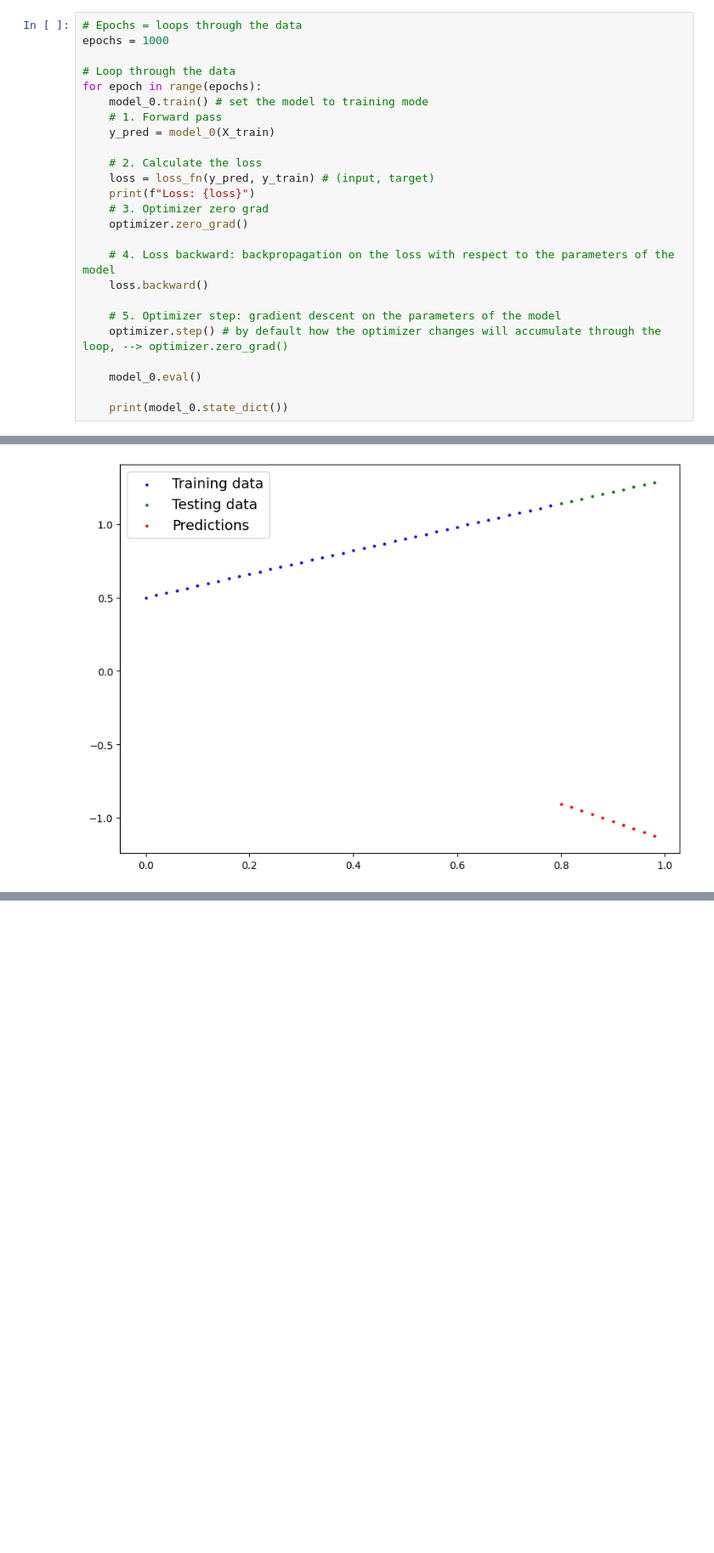
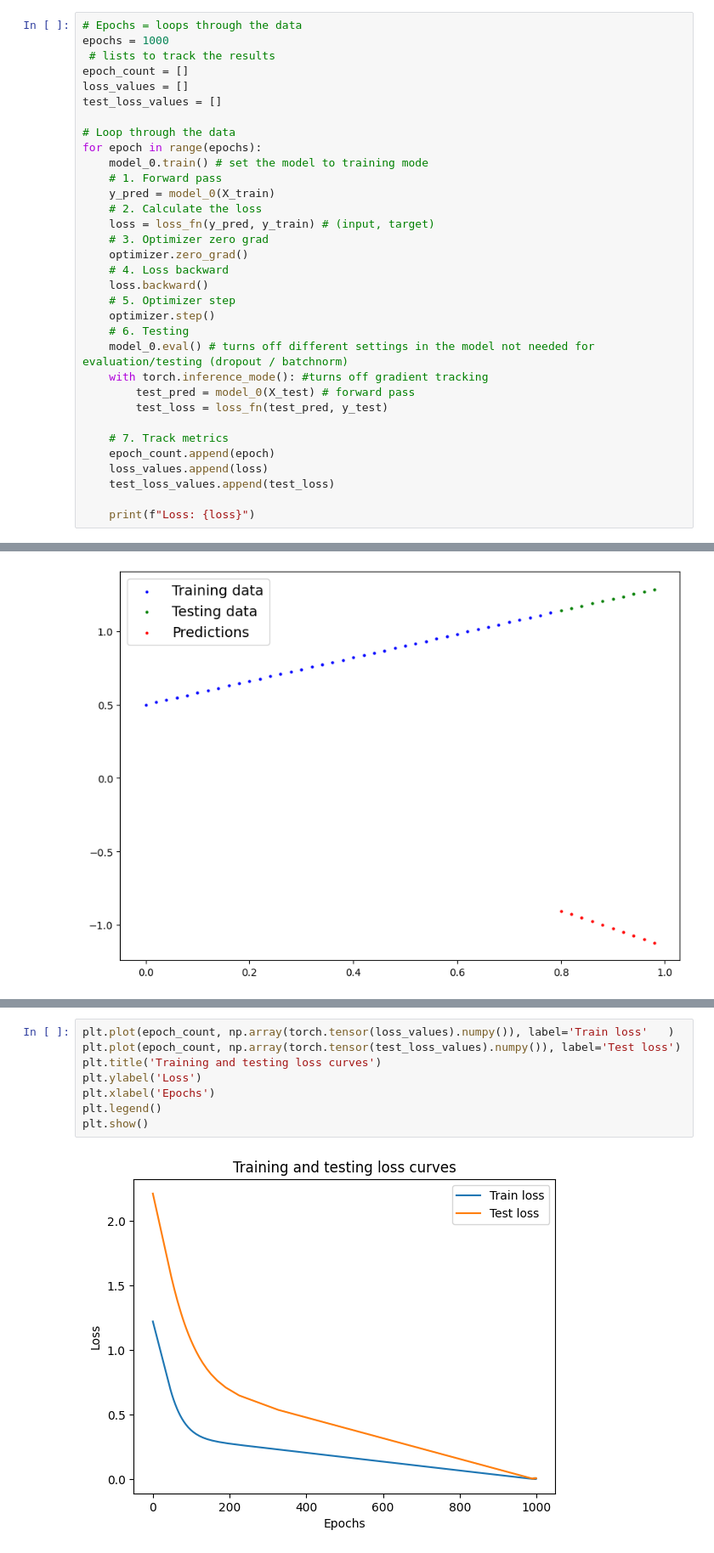
Before and after one commit to ayvemake/Pytorch_DeepLearning, a Jupyter notebook: model.ipynb, the cells around one changed output, grey strips where cells are left out. Shown: that part at 85% size. Cells and saved outputs as stored; diff of their text form; blank space fills up the shorter version.

Commit message:
visualize loss and test_loss values

```diff
--- a/model.ipynb
+++ b/model.ipynb
@@ -267,26 +267,34 @@ tensor([[0.0000],
 # %%
 # Epochs = loops through the data
 epochs = 1000
+ # lists to track the results
+epoch_count = []
+loss_values = []
+test_loss_values = []
 
 # Loop through the data
 for epoch in range(epochs):
     model_0.train() # set the model to training mode
     # 1. Forward pass
     y_pred = model_0(X_train)
-
     # 2. Calculate the loss
     loss = loss_fn(y_pred, y_train) # (input, target)
-    print(f"Loss: {loss}")
     # 3. Optimizer zero grad
     optimizer.zero_grad()
+    # 4. Loss backward
+    loss.backward()
+    # 5. Optimizer step
+    optimizer.step()
+    # 6. Testing
+    model_0.eval() # turns off different settings in the model not needed for evaluation/testing (dropout / batchnorm)
+    with torch.inference_mode(): #turns off gradient tracking
+        test_pred = model_0(X_test) # forward pass
+        test_loss = loss_fn(test_pred, y_test)
 
-    # 4. Loss backward: backpropagation on the loss with respect to the parameters of the model
-    loss.backward()
+    # 7. Track metrics
+    epoch_count.append(epoch)
+    loss_values.append(loss)
+    test_loss_values.append(test_loss)
 
-    # 5. Optimizer step: gradient descent on the parameters of the model
-    optimizer.step() # by default how the optimizer changes will accumulate through the loop, --> optimizer.zero_grad()
-
-    model_0.eval()
-
-    print(model_0.state_dict())
+    print(f"Loss: {loss}")
 # %% [output]
@@ -309,0 +342,10 @@ plot_predictions(predictions=y_preds_new)
+# %%
+plt.plot(epoch_count, np.array(torch.tensor(loss_values).numpy()), label='Train loss'   )
+plt.plot(epoch_count, np.array(torch.tensor(test_loss_values).numpy()), label='Test loss')
+plt.title('Training and testing loss curves')
+plt.ylabel('Loss')
+plt.xlabel('Epochs')
+plt.legend()
+plt.show()
+# %% [output]
+[figure, added]
```
Also changed, not shown: parts of 5 cells of this notebook.
